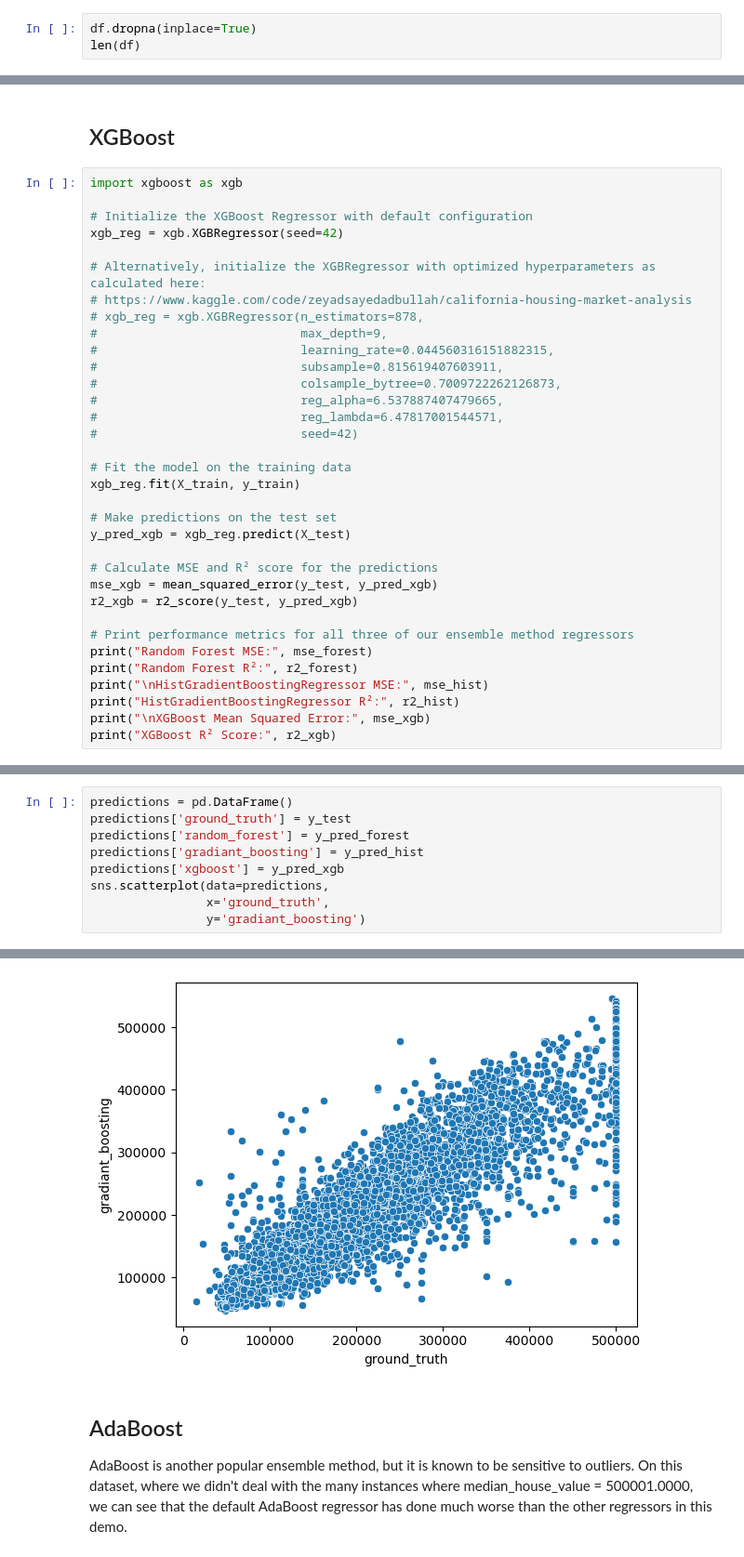
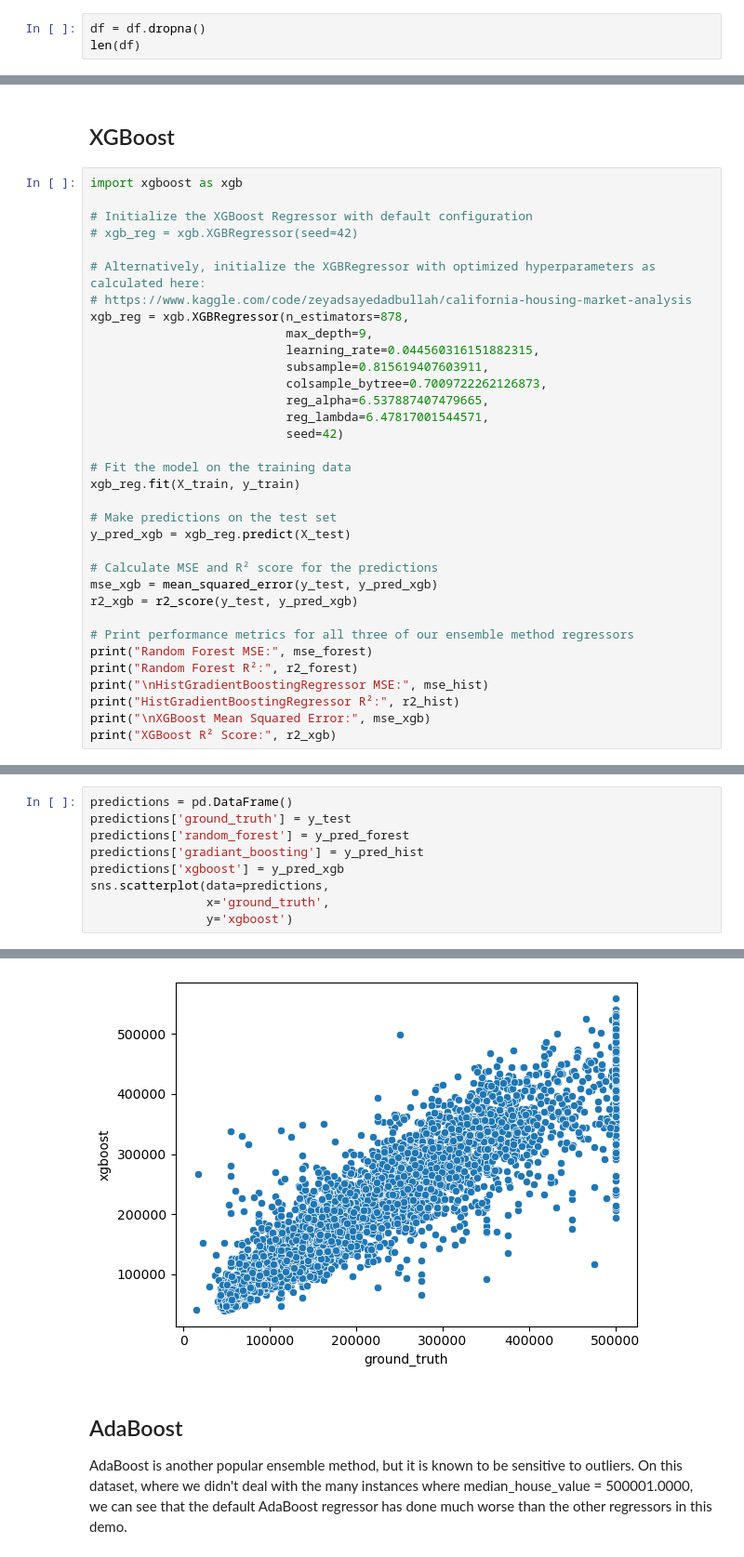
Before and after one commit to JohnMcKechnieGC/ensemble-methods, a Jupyter notebook: housing_prices.ipynb, the cells around one changed output, grey strips where cells are left out. Shown at 93% size. Drawn from its saved outputs; the diff is of its cells as text.

Commit message:
Add additional visualisations and AdaBoost

```diff
--- a/housing_prices.ipynb
+++ b/housing_prices.ipynb
@@ -34,7 +34,7 @@ dtype: int64
 # %% [markdown]
 Drop the 207 rows with missing data.
 # %%
-df.dropna(inplace=True)
+df = df.dropna()
 len(df)
 # %% [output]
 20433
@@ -270,18 +274,18 @@ HistGradientBoostingRegressor R²: 0.8292229416293282
 import xgboost as xgb
 
 # Initialize the XGBoost Regressor with default configuration
-xgb_reg = xgb.XGBRegressor(seed=42)
+# xgb_reg = xgb.XGBRegressor(seed=42)
 
 # Alternatively, initialize the XGBRegressor with optimized hyperparameters as calculated here:
 # https://www.kaggle.com/code/zeyadsayedadbullah/california-housing-market-analysis
-# xgb_reg = xgb.XGBRegressor(n_estimators=878,
-#                            max_depth=9,
-#                            learning_rate=0.044560316151882315,
-#                            subsample=0.815619407603911,
-#                            colsample_bytree=0.7009722262126873,
-#                            reg_alpha=6.537887407479665,
-#                            reg_lambda=6.47817001544571,
-#                            seed=42)
+xgb_reg = xgb.XGBRegressor(n_estimators=878,
+                           max_depth=9,
+                           learning_rate=0.044560316151882315,
+                           subsample=0.815619407603911,
+                           colsample_bytree=0.7009722262126873,
+                           reg_alpha=6.537887407479665,
+                           reg_lambda=6.47817001544571,
+                           seed=42)
 
 # Fit the model on the training data
 xgb_reg.fit(X_train, y_train)
@@ -317,5 +321,5 @@ predictions['gradiant_boosting'] = y_pred_hist
 predictions['xgboost'] = y_pred_xgb
 sns.scatterplot(data=predictions,
                 x='ground_truth',
-                y='gradiant_boosting')
+                y='xgboost')
 # %% [output]
@@ -323,4 +327,4 @@ sns.scatterplot(data=predictions,
-[figure, old version]
+[figure, new version]
 # %% [markdown]
 ## AdaBoost
 AdaBoost is another popular ensemble method, but it is known to be sensitive to outliers. On this dataset, where we didn't deal with the many instances where median_house_value = 500001.0000, we can see that the default AdaBoost regressor has done much worse than the other regressors in this demo.
```
Also changed, not shown: parts of 3 cells of this notebook.
